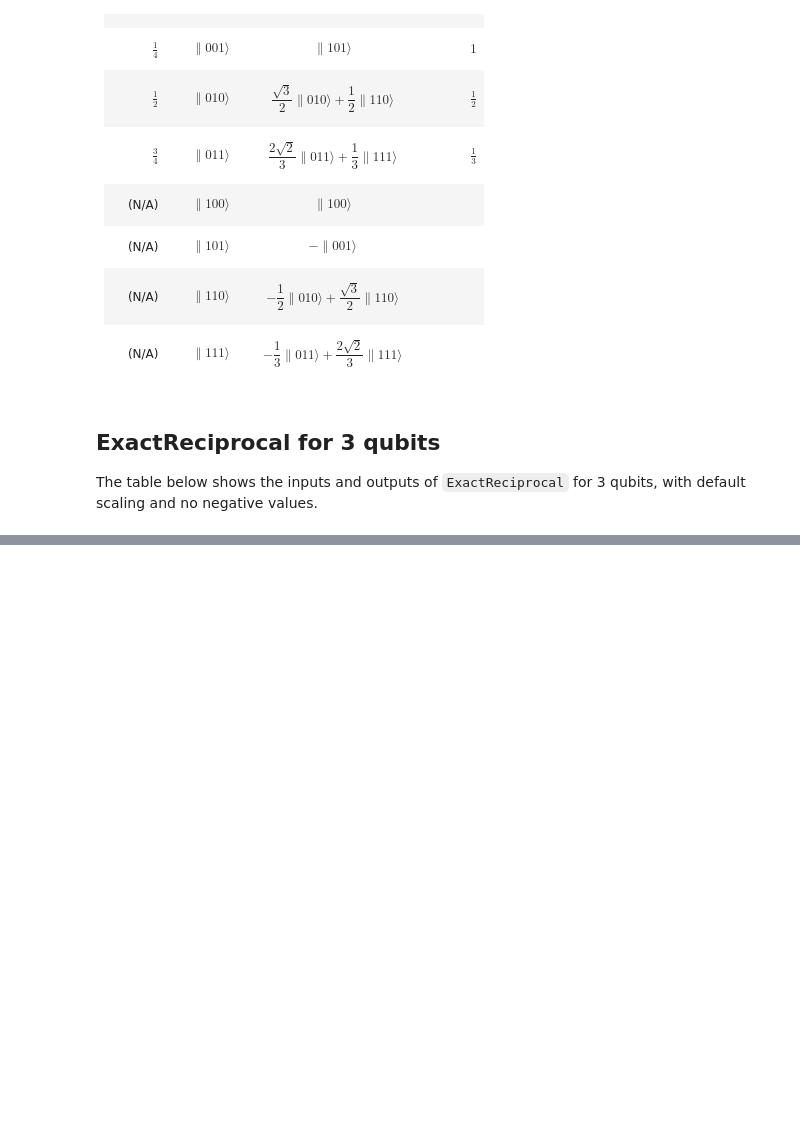
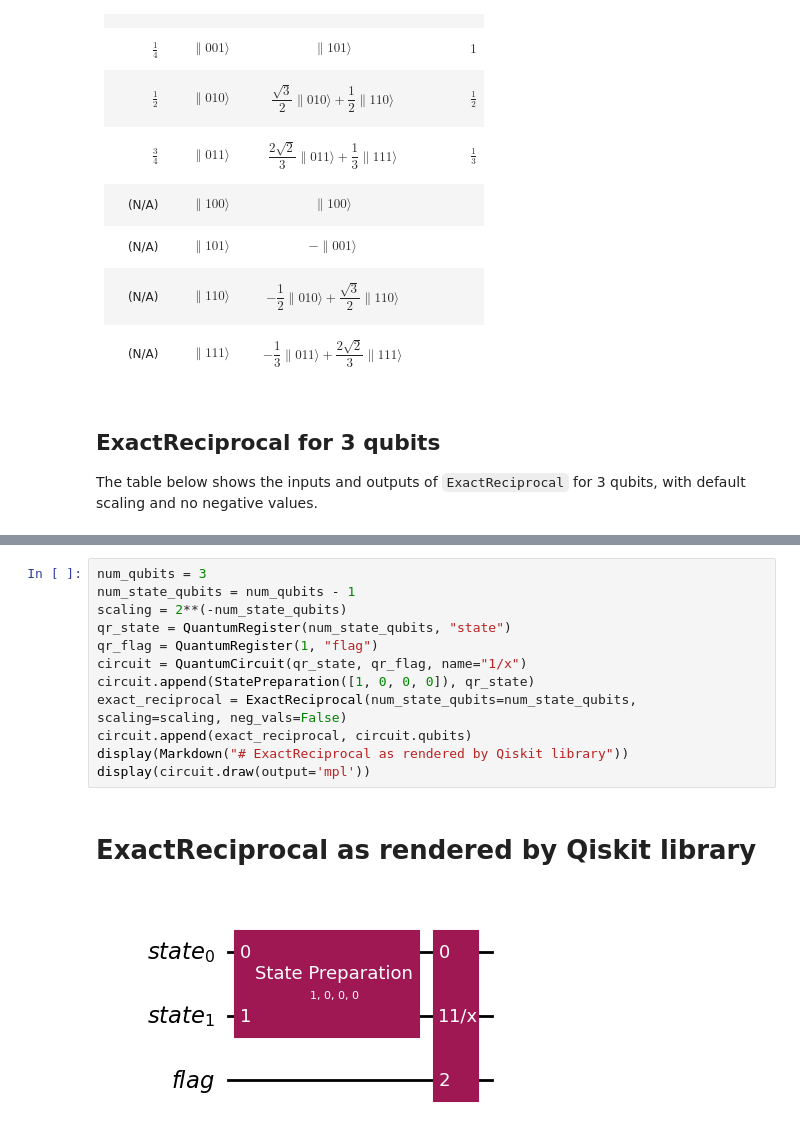
Before and after one commit to johnbhurst/phys460, a Jupyter notebook: bin/project/exactreciprocal.ipynb, the cells around one changed output, grey strips where cells are left out. Saved outputs shown, nothing was run; the diff lists cells and outputs as text; blank space fills up the shorter version.

Commit message:
feat: Added diagrams, including long-form ExactReciprocal using CRY gates and verification.

```diff
--- a/bin/project/exactreciprocal.ipynb
+++ b/bin/project/exactreciprocal.ipynb
@@ -188,0 +208,15 @@ run_table(vals3)
+# %%
+num_qubits = 3
+num_state_qubits = num_qubits - 1
+scaling = 2**(-num_state_qubits)
+qr_state = QuantumRegister(num_state_qubits, "state")
+qr_flag = QuantumRegister(1, "flag")
+circuit = QuantumCircuit(qr_state, qr_flag, name="1/x")
+circuit.append(StatePreparation([1, 0, 0, 0]), qr_state)
+exact_reciprocal = ExactReciprocal(num_state_qubits=num_state_qubits, scaling=scaling, neg_vals=False)
+circuit.append(exact_reciprocal, circuit.qubits)
+display(Markdown("# ExactReciprocal as rendered by Qiskit library"))
+display(circuit.draw(output='mpl'))
+# %% [output]
+# ExactReciprocal as rendered by Qiskit library
+[figure, added]
```
Also changed, not shown: parts of 7 cells of this notebook.
